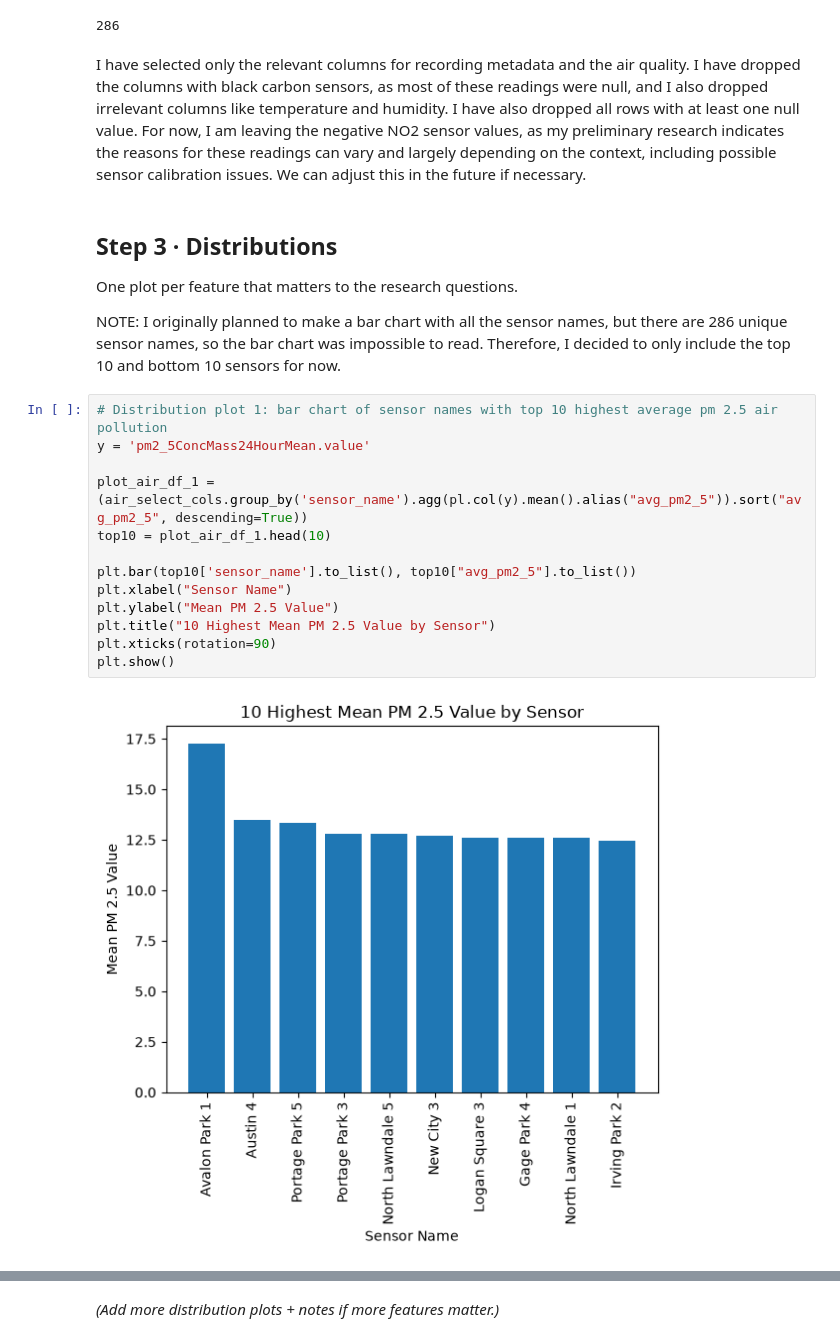
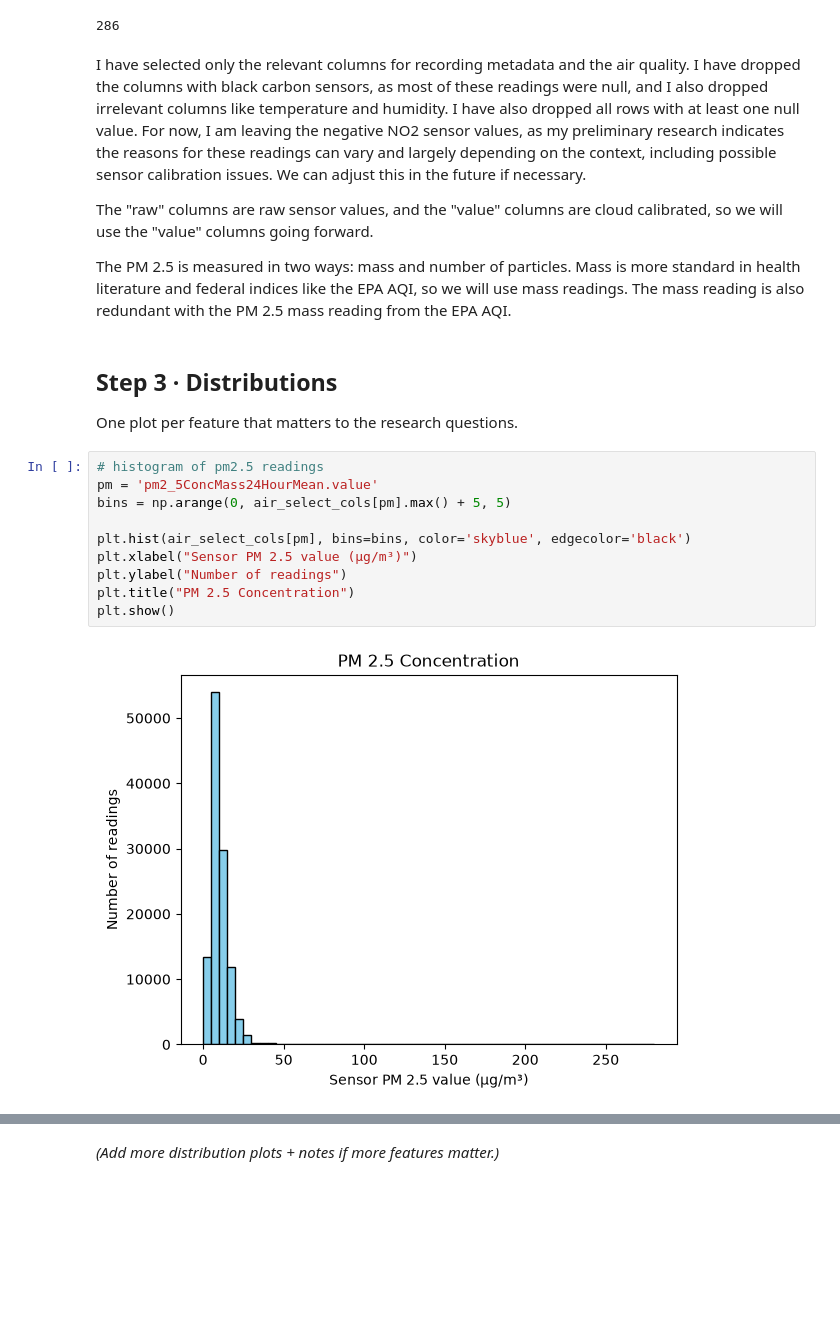
Before and after one commit to doctorplatypus/Socioeconomic-Health-Disparities, a Jupyter notebook: eda.ipynb, the cells around one changed output, grey strips where cells are left out. Cells and saved outputs as stored; diff of their text form; blank space fills up the shorter version.

```diff
--- a/eda.ipynb
+++ b/eda.ipynb
@@ -366,23 +366,22 @@ air_select_cols['sensor_name'].n_unique()
 286
 # %% [markdown]
 I have selected only the relevant columns for recording metadata and the air quality. I have dropped the columns with black carbon sensors, as most of these readings were null, and I also dropped irrelevant columns like temperature and humidity. I have also dropped all rows with at least one null value. For now, I am leaving the negative NO2 sensor values, as my preliminary research indicates the reasons for these readings can vary and largely depending on the context, including possible sensor calibration issues. We can adjust this in the future if necessary.
+
+The "raw" columns are raw sensor values, and the "value" columns are cloud calibrated, so we will use the "value" columns going forward.
+
+The PM 2.5 is measured in two ways: mass and number of particles. Mass is more standard in health literature and federal indices like the EPA AQI, so we will use mass readings. The mass reading is also redundant with the PM 2.5 mass reading from the EPA AQI.
 # %% [markdown]
 ## Step 3 · Distributions
 One plot per feature that matters to the research questions.
-
-NOTE: I originally planned to make a bar chart with all the sensor names, but there are 286 unique sensor names, so the bar chart was impossible to read. Therefore, I decided to only include the top 10 and bottom 10 sensors for now.
-# %%
-# Distribution plot 1: bar chart of sensor names with top 10 highest average pm 2.5 air pollution
-y = 'pm2_5ConcMass24HourMean.value'
-
-plot_air_df_1 = (air_select_cols.group_by('sensor_name').agg(pl.col(y).mean().alias("avg_pm2_5")).sort("avg_pm2_5", descending=True))
-top10 = plot_air_df_1.head(10)
-
-plt.bar(top10['sensor_name'].to_list(), top10["avg_pm2_5"].to_list())
-plt.xlabel("Sensor Name")
-plt.ylabel("Mean PM 2.5 Value")
-plt.title("10 Highest Mean PM 2.5 Value by Sensor")
-plt.xticks(rotation=90)
-plt.show()
-# %% [output]
-[figure]
+# %%
+# histogram of pm2.5 readings
+pm = 'pm2_5ConcMass24HourMean.value'
+bins = np.arange(0, air_select_cols[pm].max() + 5, 5)
+
+plt.hist(air_select_cols[pm], bins=bins, color='skyblue', edgecolor='black')
+plt.xlabel("Sensor PM 2.5 value (μg/m³)")
+plt.ylabel("Number of readings")
+plt.title("PM 2.5 Concentration")
+plt.show()
+# %% [output]
+[figure, added]
```
Also changed, not shown: parts of 17 cells of this notebook.
